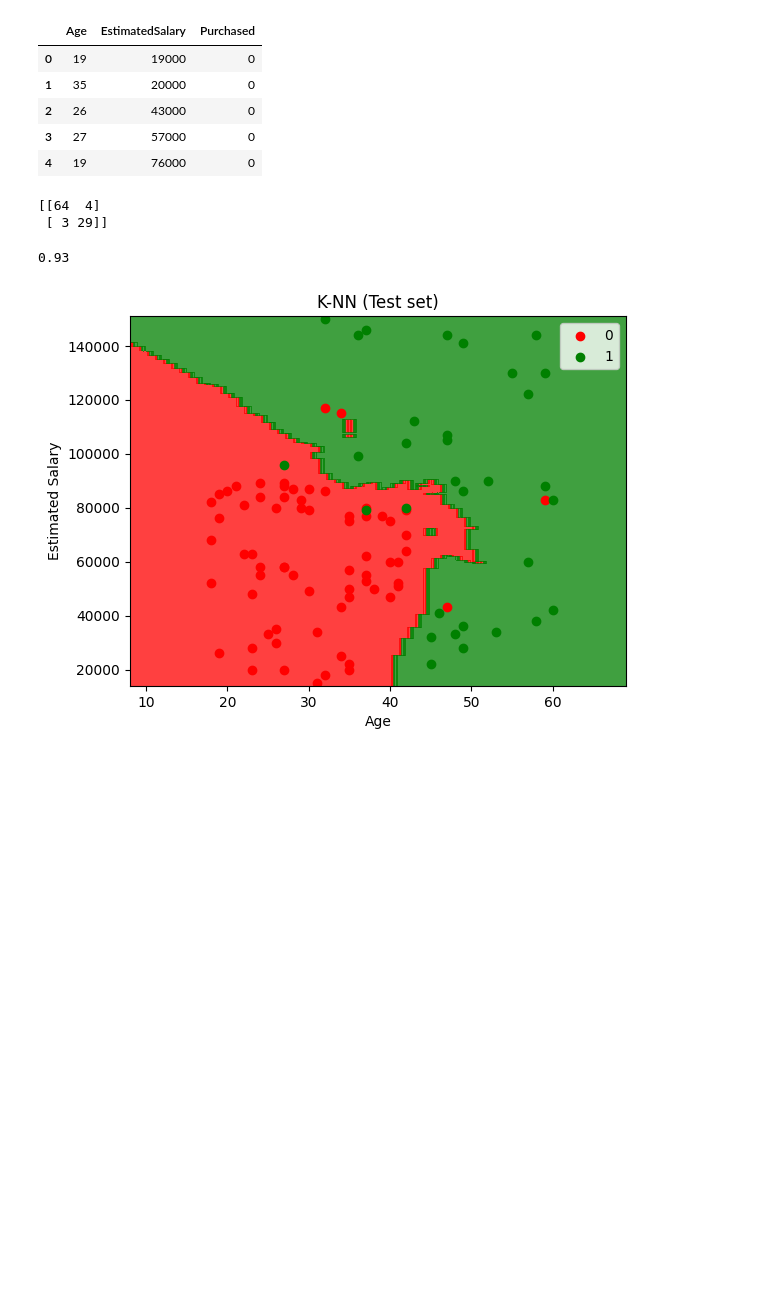
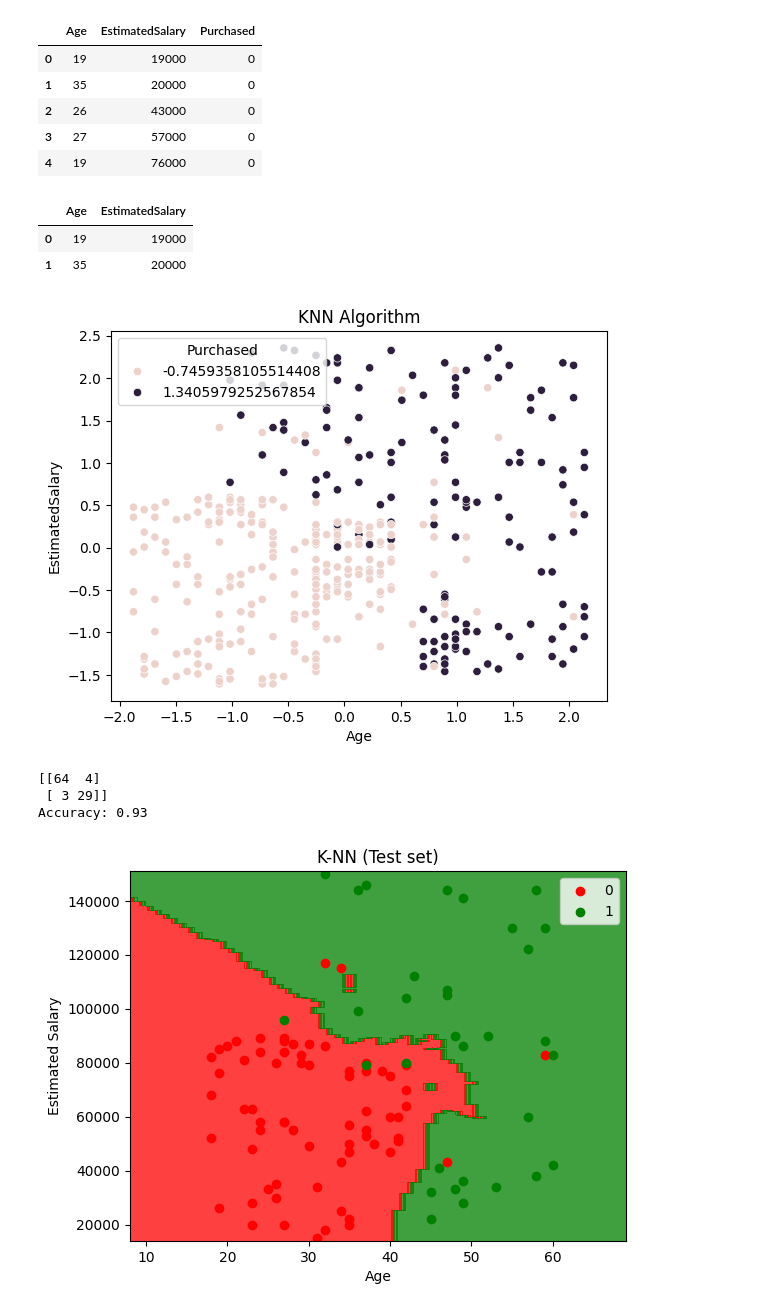
Before and after one commit to Prem071/my-copy, a Jupyter notebook: classical_ml/KNearestNeighbour.ipynb, the cells around one changed output. Saved outputs shown, nothing was run; the diff lists cells and outputs as text; code cells hidden in the pictures; blank space fills up the shorter version.

```diff
--- a/classical_ml/KNearestNeighbour.ipynb
+++ b/classical_ml/KNearestNeighbour.ipynb
@@ -27,6 +29,10 @@ from sklearn.preprocessing import StandardScaler
 scalar = StandardScaler()
 X_train = scalar.fit_transform(X_train)
 X_test = scalar.transform(X_test)
+# %%
+df_scaled = scalar.fit_transform(df)
+# %%
+df_scaled = pd.DataFrame(data=df_scaled, columns=df.columns)
 # %%
 from sklearn.neighbors import KNeighborsClassifier
 classifier = KNeighborsClassifier(
@@ -38,15 +44,31 @@ classifier = KNeighborsClassifier(
 classifier.fit(X_train, y_train)
 y_pred = classifier.predict(X_test)
 predictions= classifier.predict(X_test)
+# %%
+X.head(2)
+# %% [output]
+|  | Age | EstimatedSalary |
+| 0 | 19 | 19000 |
+| 1 | 35 | 20000 |
+# %%
+import seaborn as sns
+sns.scatterplot(x='Age',
+                y='EstimatedSalary',
+                hue='Purchased',
+                data=df_scaled)
+plt.title('KNN Algorithm')
+plt.show()
+# %% [output]
+[figure, added]
 # %%
 from sklearn.metrics import confusion_matrix, accuracy_score
 cm = confusion_matrix(y_test, y_pred)
 print(cm)
-accuracy_score(y_test, y_pred)
+print(f'Accuracy: {accuracy_score(y_test, y_pred)}')
 # %% [output]
 [[64  4]
  [ 3 29]]
+Accuracy: 0.93
-0.93
 # %%
 from matplotlib.colors import ListedColormap
 
```
Also changed, not shown: parts of 2 cells of this notebook, 1 other file.
